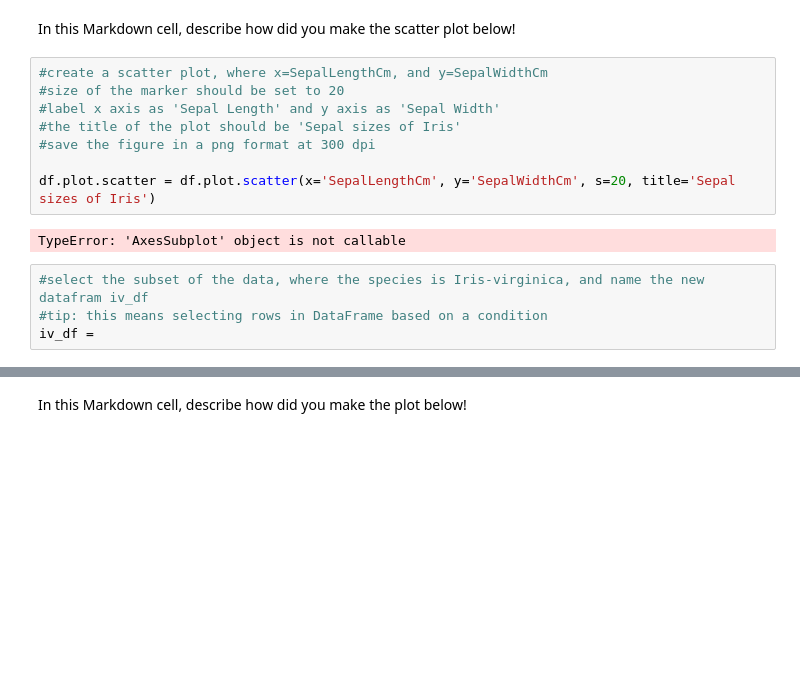
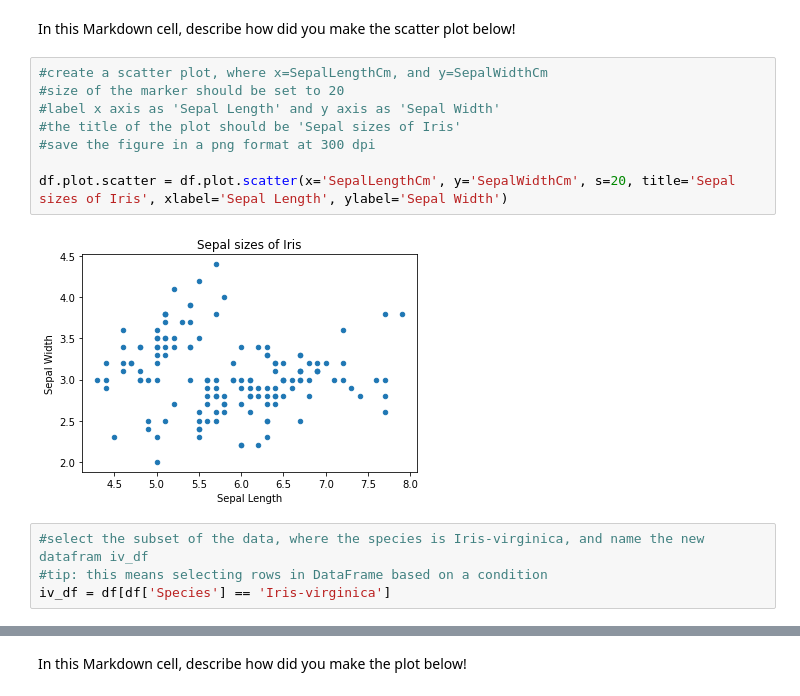
Before and after one commit to khoozinho/Ritsumei-35405, a Jupyter notebook: Week 12/121_exercise.ipynb, the cells around one changed output, grey strips where cells are left out. Cells and saved outputs as stored; diff of their text form; blank space fills up the shorter version.

```diff
--- a/Week 12/121_exercise.ipynb
+++ b/Week 12/121_exercise.ipynb
@@ -88,17 +86,17 @@ In this Markdown cell, describe how did you make the scatter plot below!
 # %%
 #create a scatter plot, where x=SepalLengthCm, and y=SepalWidthCm
 #size of the marker should be set to 20
 #label x axis as 'Sepal Length' and y axis as 'Sepal Width'
 #the title of the plot should be 'Sepal sizes of Iris'
 #save the figure in a png format at 300 dpi
 
-df.plot.scatter = df.plot.scatter(x='SepalLengthCm', y='SepalWidthCm', s=20, title='Sepal sizes of Iris')
+df.plot.scatter = df.plot.scatter(x='SepalLengthCm', y='SepalWidthCm', s=20, title='Sepal sizes of Iris', xlabel='Sepal Length', ylabel='Sepal Width')
 # %% [output]
-TypeError: 'AxesSubplot' object is not callable
+[figure, added]
 # %%
 #select the subset of the data, where the species is Iris-virginica, and name the new datafram iv_df
 #tip: this means selecting rows in DataFrame based on a condition
-iv_df =
+iv_df = df[df['Species'] == 'Iris-virginica']
 # %%
 #check the beginning new dataframe
 iv_df.head()
```
Also changed, not shown: parts of 6 cells of this notebook.
